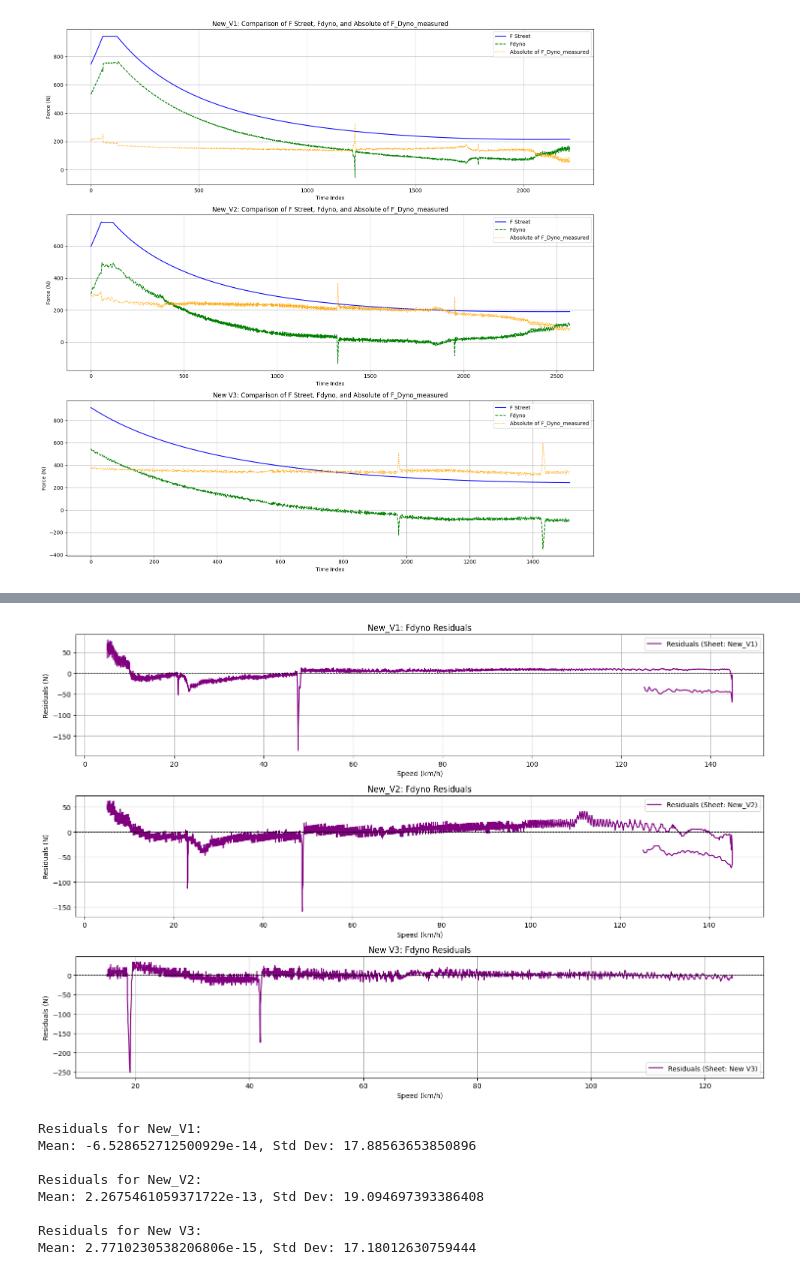
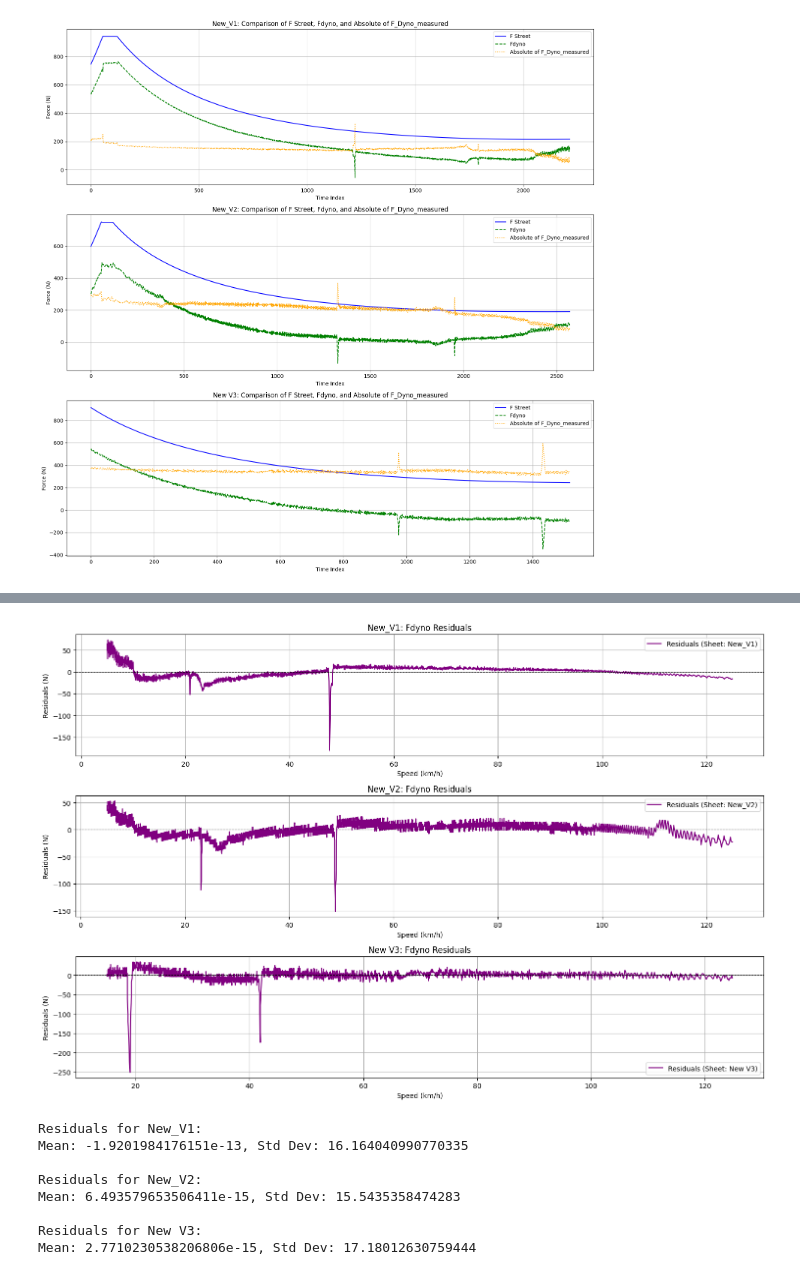
Before and after one commit to Imsirmayor/Test-of-mechatronic-systems, a Jupyter notebook: chasis_dyno.ipynb, the cells around one changed output, grey strips where cells are left out. Cells and saved outputs as stored; diff of their text form; code cells hidden in the pictures.

```diff
--- a/chasis_dyno.ipynb
+++ b/chasis_dyno.ipynb
@@ -155,12 +166,18 @@ plt.figure(figsize=(15, 10))
 
 # Iterate over the sheets and plot F_DYNO_MEASURED
 for i, (sheet, arrays) in enumerate(data_arrays.items(), start=1):
-    # Extract F_DYNO_MEASURED
+    # Extract F_DYNO_MEASURED and SPEED
     f_dyno_measured = arrays["Fdyno"]
+    speed = arrays["SPEED"]
+
+    # Filter the speed array to capture values from 125 km/h to 5 km/h
+    mask = (speed <= 125) & (speed >= 5)
+    filtered_f_dyno_measured = f_dyno_measured[mask]
+    filtered_speed = speed[mask]
 
     # Plot F_DYNO_MEASURED
     plt.subplot(3, 1, i)
-    plt.plot(range(len(f_dyno_measured)), f_dyno_measured,
+    plt.plot(range(len(filtered_f_dyno_measured)), filtered_f_dyno_measured,
              label=f'F_DYNO_MEASURED (Sheet: {sheet})', color='red')
     plt.title(f'{sheet}: F_DYNO_MEASURED vs Time Index')
     plt.xlabel('Time Index')
@@ -240,18 +257,24 @@ for i, (sheet, arrays) in enumerate(data_arrays.items(), start=1):
     f_dyno = arrays["Fdyno"]
     f_street = arrays["F Street"]
 
-    # Perform a second-order polynomial fit to Fdyno
-    coefficients = np.polyfit(speed, f_dyno, 2)  # Fit: f(x) = ax^2 + bx + c
+    # Filter the speed array to capture values from 125 km/h to 5 km/h
+    mask = (speed <= 125) & (speed >= 5)
+    filtered_speed = speed[mask]
+    filtered_f_dyno = f_dyno[mask]
+    filtered_f_street = f_street[mask]
+
+    # Perform a second-order polynomial fit to filtered Fdyno
+    coefficients = np.polyfit(filtered_speed, filtered_f_dyno, 2)  # Fit: f(x) = ax^2 + bx + c
     poly_fit = np.poly1d(coefficients)
 
     # Generate fitted values
-    f_dyno_fit = poly_fit(speed)
+    f_dyno_fit = poly_fit(filtered_speed)
 
     # Create a subplot for each sheet
     plt.subplot(3, 1, i)
-    plt.plot(speed, f_dyno, label='Original Fdyno', color='blue')
-    plt.plot(speed, f_dyno_fit, label='Fdyno Polynomial Fit', color='red', linestyle='--')
-    plt.plot(speed, f_street, label='F Street', color='green')
+    plt.plot(filtered_speed, filtered_f_dyno, label='Original Fdyno', color='blue')
+    plt.plot(filtered_speed, f_dyno_fit, label='Fdyno Polynomial Fit', color='red', linestyle='--')
+    plt.plot(filtered_speed, filtered_f_street, label='F Street', color='green')
     plt.title(f'{sheet}: Polynomial Fit of Fdyno and Comparison with F Street')
     plt.xlabel('Speed (km/h)')
     plt.ylabel('Force (N)')
@@ -266,6 +292,4 @@ plt.show()
 # %%
-import numpy as np
-
 # Initialize the plot
 plt.figure(figsize=(15, 10))
 
@@ -275,44 +299,49 @@ residuals = {}
 # Iterate over the sheets and calculate residuals
 for i, (sheet, arrays) in enumerate(data_arrays.items(), start=1):
     # Extract data
     speed = arrays["SPEED"]
     f_dyno = arrays["Fdyno"]
 
-    # Perform a second-order polynomial fit to Fdyno
-    coefficients = np.polyfit(speed, f_dyno, 2)  # Fit: f(x) = ax^2 + bx + c
+    # Filter the speed array to capture values from 125 km/h to 5 km/h
+    mask = (speed <= 125) & (speed >= 5)
+    filtered_speed = speed[mask]
+    filtered_f_dyno = f_dyno[mask]
+
+    # Perform a second-order polynomial fit to filtered Fdyno
+    coefficients = np.polyfit(filtered_speed, filtered_f_dyno, 2)  # Fit: f(x) = ax^2 + bx + c
     poly_fit = np.poly1d(coefficients)
 
     # Calculate fitted values
-    f_dyno_fit = poly_fit(speed)
+    f_dyno_fit = poly_fit(filtered_speed)
 
     # Calculate residuals (Actual - Fitted)
-    residuals[sheet] = f_dyno - f_dyno_fit
+    residuals[sheet] = filtered_f_dyno - f_dyno_fit
 
     # Plot residuals
     plt.subplot(3, 1, i)
-    plt.plot(speed, residuals[sheet], label=f'Residuals (Sheet: {sheet})', color='purple')
+    plt.plot(filtered_speed, residuals[sheet], label=f'Residuals (Sheet: {sheet})', color='purple')
     plt.axhline(0, color='black', linestyle='--', linewidth=0.8)  # Zero line for reference
     plt.title(f'{sheet}: Fdyno Residuals')
     plt.xlabel('Speed (km/h)')
     plt.ylabel('Residuals (N)')
     plt.legend()
     plt.grid()
 
 # Adjust layout and show the plots
 plt.tight_layout()
 plt.show()
 
 # Display residual statistics for verification
 for sheet, res in residuals.items():
     print(f"Residuals for {sheet}:")
     print(f"Mean: {np.mean(res)}, Std Dev: {np.std(res)}\n")
 # %% [output]
-[figure, old version]
+[figure, new version]
 Residuals for New_V1:
-Mean: -6.528652712500929e-14, Std Dev: 17.88563653850896
+Mean: -1.9201984176151e-13, Std Dev: 16.164040990770335
 
 Residuals for New_V2:
-Mean: 2.2675461059371722e-13, Std Dev: 19.094697393386408
+Mean: 6.493579653506411e-15, Std Dev: 15.5435358474283
 
 Residuals for New V3:
 Mean: 2.7710230538206806e-15, Std Dev: 17.18012630759444
```
Also changed, not shown: parts of 6 cells of this notebook.
